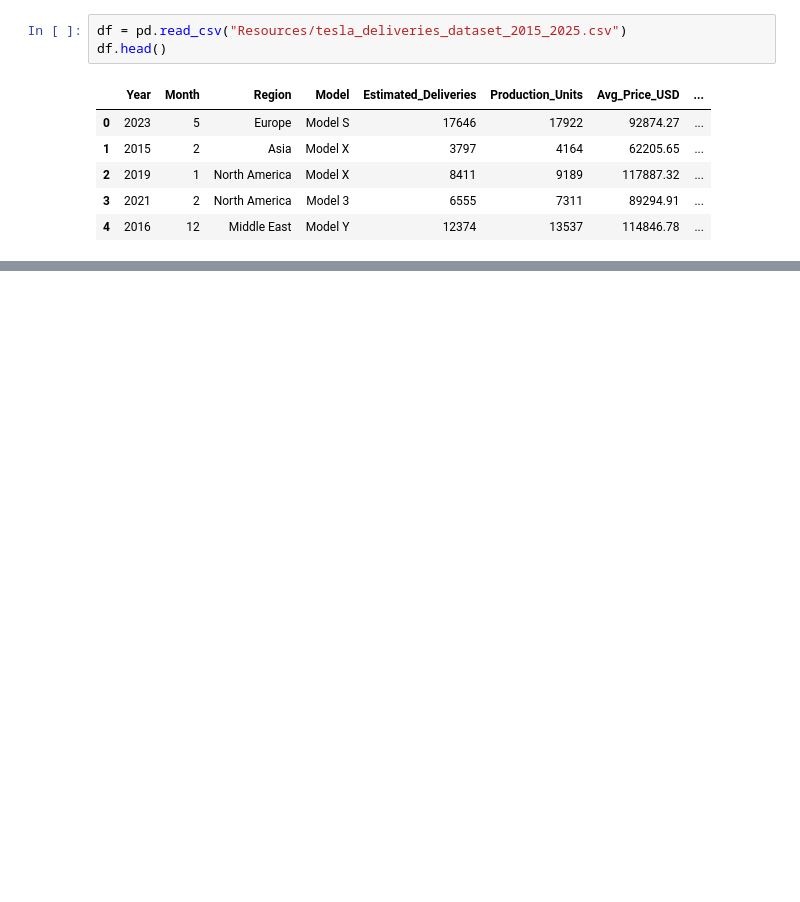
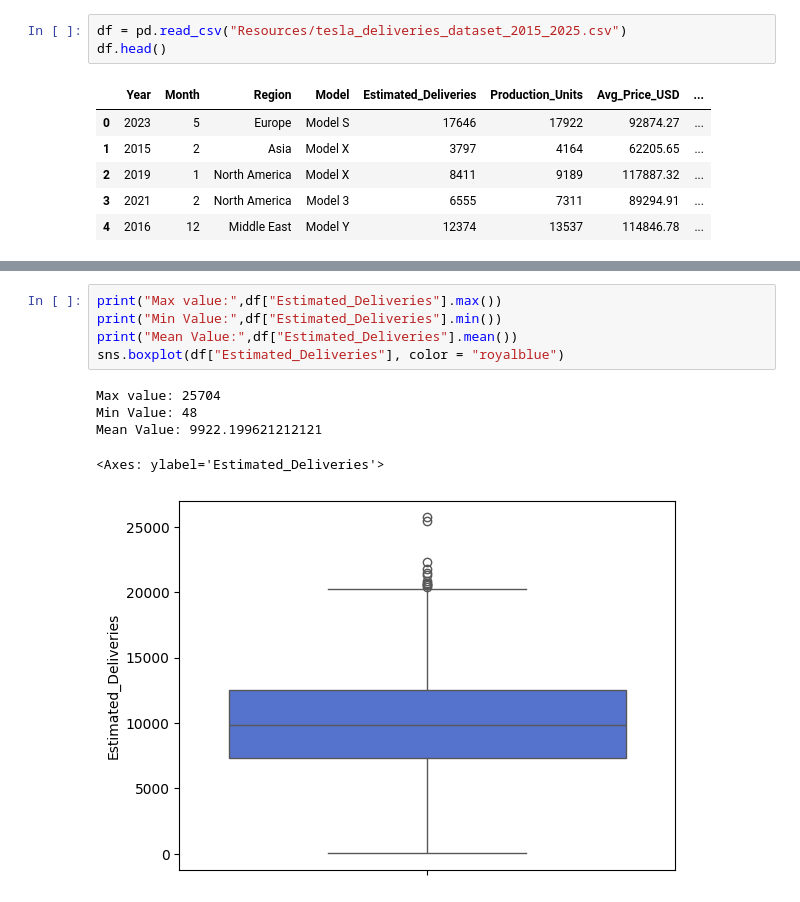
Before and after one commit to divyansharrma10/CEI_Assignments_Divyansh_Sharma_PIET, a Jupyter notebook: week2_Divyansh_Sharma_PIET.ipynb, the cells around one changed output, grey strips where cells are left out. Cells and saved outputs as stored; diff of their text form; blank space fills up the shorter version.

```diff
--- a/week2_Divyansh_Sharma_PIET.ipynb
+++ b/week2_Divyansh_Sharma_PIET.ipynb
@@ -50,0 +166,11 @@ dtype: int64
+# %%
+print("Max value:",df["Estimated_Deliveries"].max())
+print("Min Value:",df["Estimated_Deliveries"].min())
+print("Mean Value:",df["Estimated_Deliveries"].mean())
+sns.boxplot(df["Estimated_Deliveries"], color = "royalblue")
+# %% [output]
+Max value: 25704
+Min Value: 48
+Mean Value: 9922.199621212121
+<Axes: ylabel='Estimated_Deliveries'>
+[figure, added]
```
Also changed, not shown: parts of 67 cells of this notebook.
